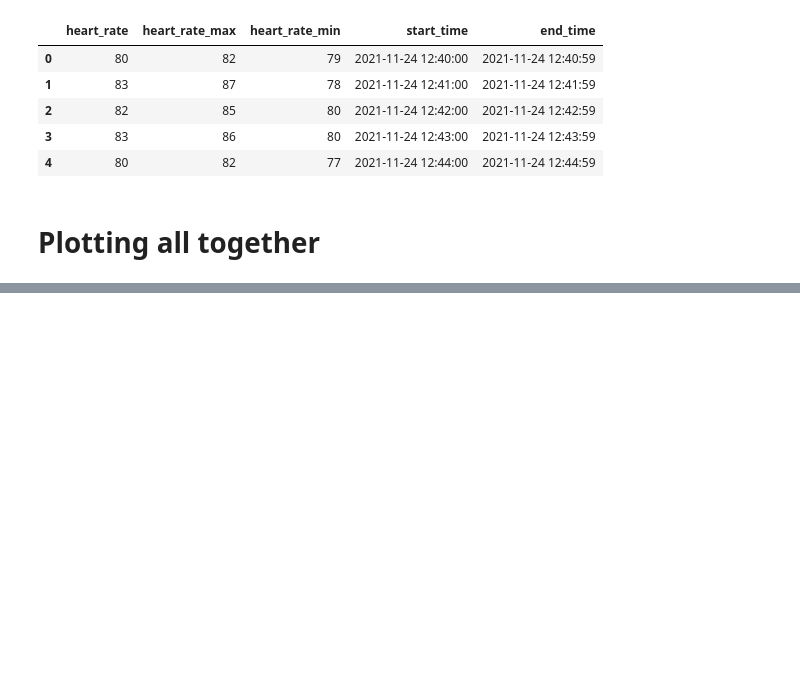
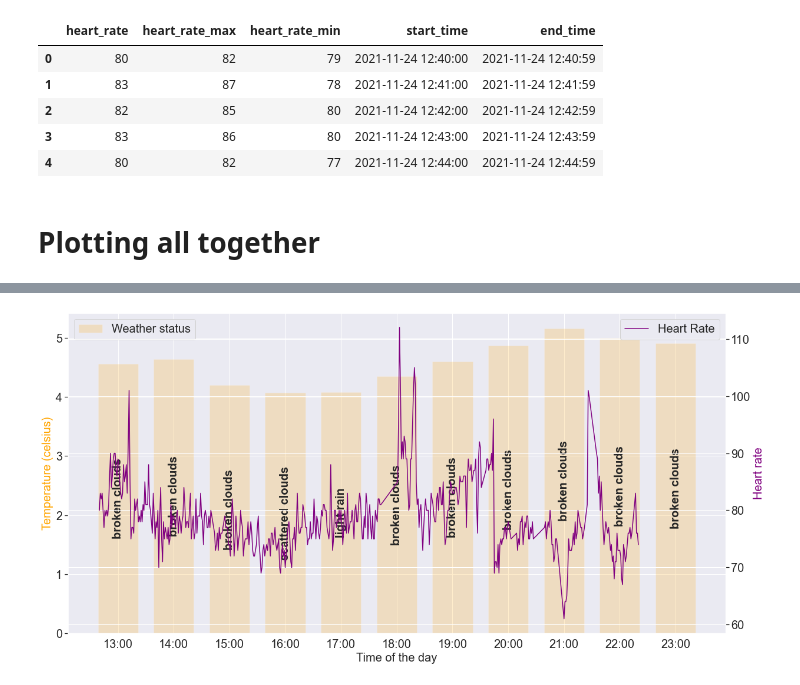
Before and after one commit to areisde/montblanc, a Jupyter notebook: Correlation between data.ipynb, the cells around one changed output, grey strips where cells are left out. Saved outputs shown, nothing was run; the diff lists cells and outputs as text; code cells hidden in the pictures; blank space fills up the shorter version.

```diff
--- a/Correlation between data.ipynb
+++ b/Correlation between data.ipynb
@@ -252,0 +264,50 @@ plt.show()
+# %%
+import matplotlib.dates as mdates
+fig, ax = plt.subplots(figsize=(20, 10))
+
+#Remove the night for purposes of plotting
+df_weather_loc = df_weather.copy()
+df_weather_loc = df_weather_loc.drop(range(13))
+
+# Set bar plots style for events
+weather = ax.bar(df_weather_loc['time'],
+        df_weather_loc['actual_temp'],
+        color='orange', width=0.03, alpha=0.2, label='Weather status')
+ax.bar_label(weather, labels=df_weather_loc['weather'], label_type='center', rotation=90, weight='bold', fontsize=20)
+
+# Format dates as hours:minutes
+xformatter = mdates.DateFormatter('%H:%M')
+plt.gcf().axes[0].xaxis.set_major_formatter(xformatter)
+
+
+# Set title and labels for axes
+ax.set_xlabel("Time of the day", fontsize=20)
+ax.set_ylabel("Temperature (celsius)", color="orange", fontsize=20)
+# Create format for plotting temperature
+ax2=ax.twinx()
+
+
+# Plot Hear rate data
+ax2.plot(df_heart_rate_json['start_time'],
+        df_heart_rate_json['heart_rate'],
+        color='purple', label='Heart Rate')
+#ax2.plot(df_weather_loc['time'], df_weather_loc['actual_temp'], color='red', label='Actual Temperature')
+ax2.set_ylabel("Heart rate", color="purple", fontsize=20)
+
+# Ading legends
+# bbox_to_anchor=(0.985, 1),
+ax.legend(prop={"size":20})
+# bbox_to_anchor=(0.999, 0.93),
+ax2.legend( prop={"size":20})
+
+ax.tick_params(axis='both', which='major', labelsize=20)
+ax.tick_params(axis='both', which='minor', labelsize=8)
+
+ax2.tick_params(axis='both', which='major', labelsize=20)
+ax2.tick_params(axis='both', which='minor', labelsize=8)
+
+# Display plot
+plt.savefig("images/weather_events_correlation.png", transparent=True)
+plt.show()
+# %% [output]
+[figure, added]
```
Also changed, not shown: parts of 6 cells of this notebook, 5 other files.
